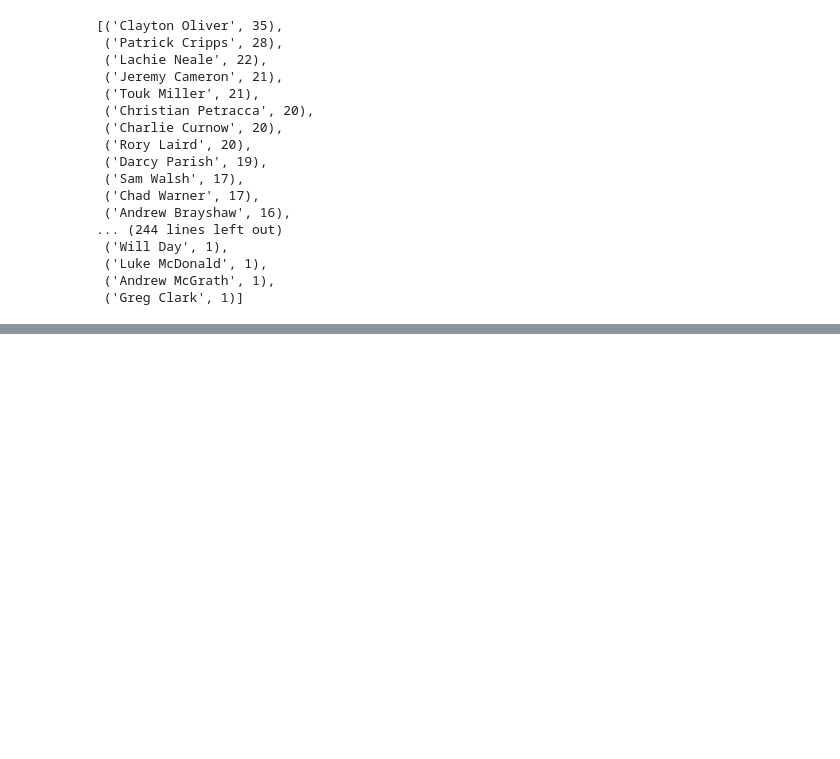
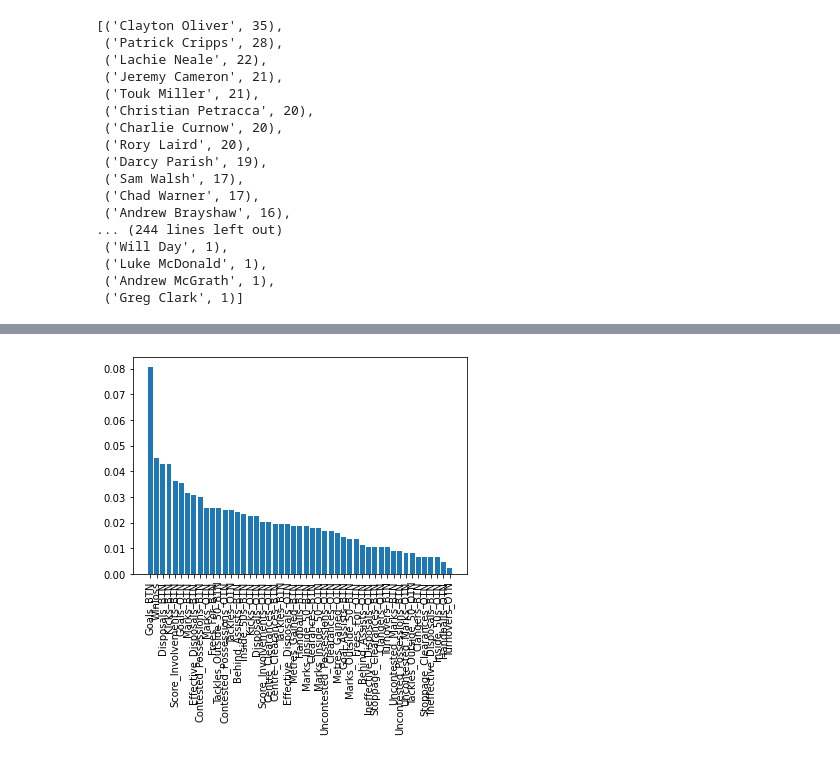
Before and after one commit to TGChenZP/AFLBrownlowPredictor_ML__2023, a Jupyter notebook: notebooks/8_MakePredictions.ipynb, the cells around one changed output, grey strips where cells are left out. Cells and saved outputs as stored; diff of their text form; code cells hidden in the pictures; blank space fills up the shorter version.

```diff
--- a/notebooks/8_MakePredictions.ipynb
+++ b/notebooks/8_MakePredictions.ipynb
@@ -84,0 +144,5 @@ tally_list
+# %%
+feature_importance1 = pd.DataFrame({'Features': model1.feature_name(), 'Importance': model1.feature_importance()})
+feature_importance1['Importance'] = feature_importance1['Importance']/sum(feature_importance1['Importance'])
+feature_importance1 = feature_importance1.sort_values('Importance', ascending=False)
+feature_importance1
@@ -84,0 +167,6 @@ tally_list
+# %%
+fig, ax = plt.subplots();
+ax.bar(height= feature_importance1['Importance'],  x = feature_importance1['Features']);
+ax.set_xticklabels(feature_importance1['Features'], rotation = 90);
+# %% [output]
+[figure, added]
```
Also changed, not shown: parts of 5 cells of this notebook, 11 other files.
